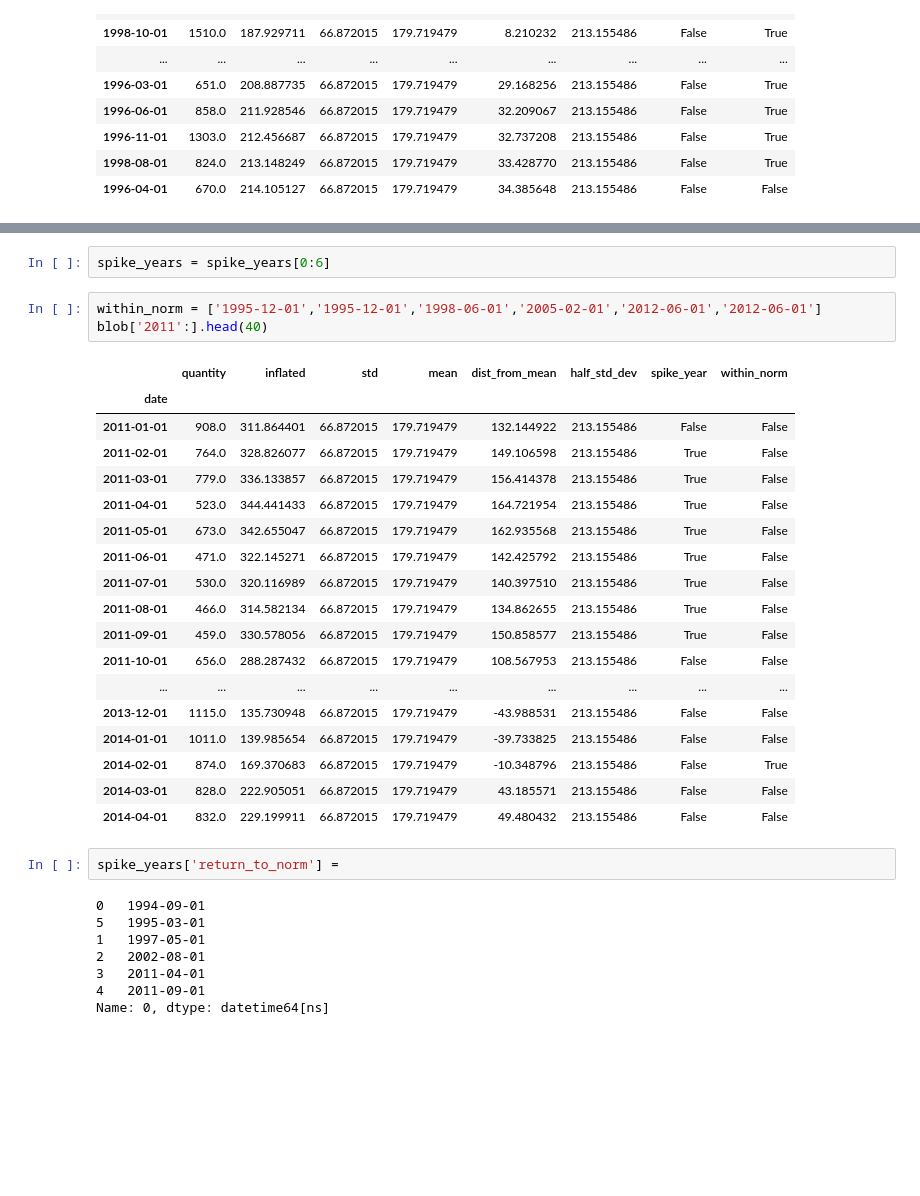
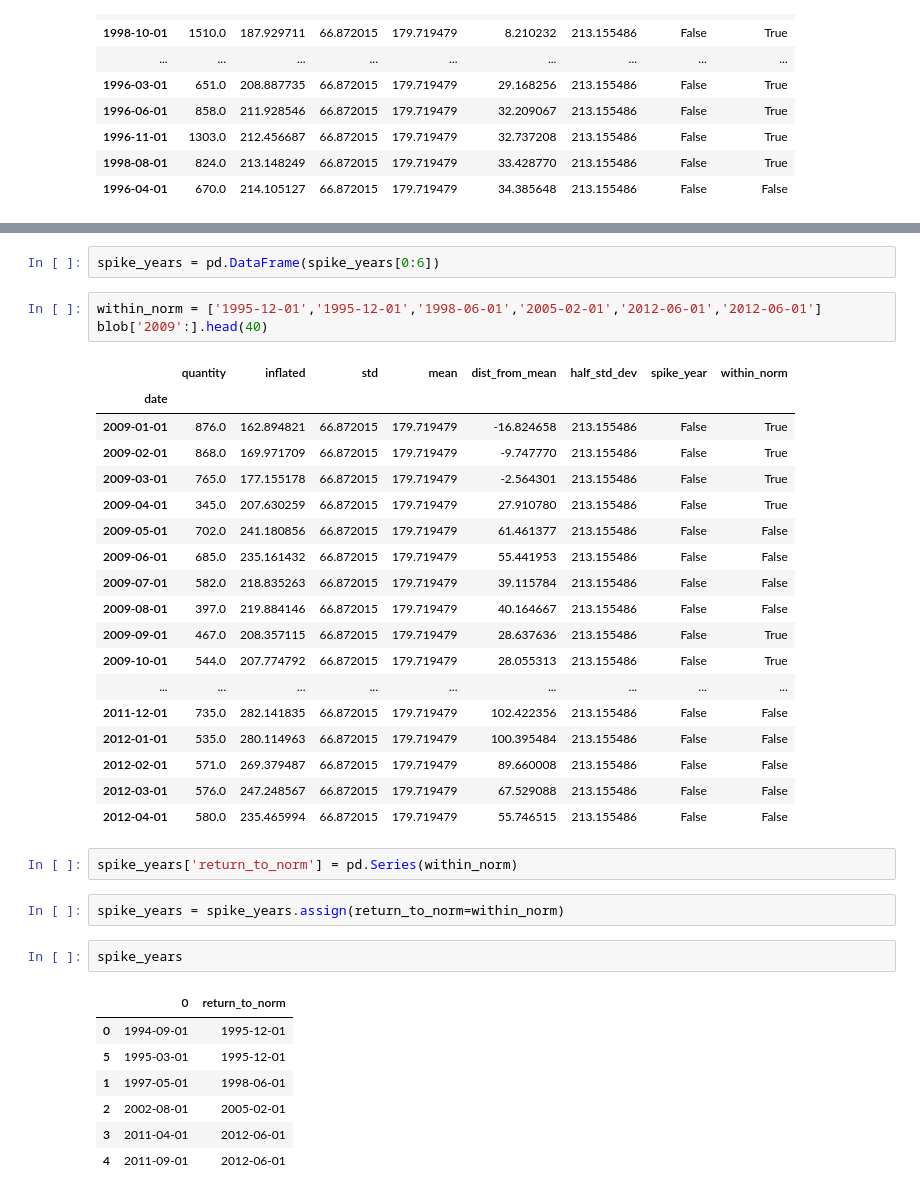
Before and after one commit to Data-Robusta/data-robusta, a Jupyter notebook: jeff_scratch.ipynb, the cells around one changed output, grey strips where cells are left out. Cells and saved outputs as stored; diff of their text form; blank space fills up the shorter version.

Commit message:
added qualitative data for 4 spike periods post 1994

```diff
--- a/jeff_scratch.ipynb
+++ b/jeff_scratch.ipynb
@@ -692,34 +649,38 @@ blob[blob.spike_year == True]
 # %%
-spike_years = spike_years[0:6]
+spike_years = pd.DataFrame(spike_years[0:6])
 # %%
 within_norm = ['1995-12-01','1995-12-01','1998-06-01','2005-02-01','2012-06-01','2012-06-01']
-blob['2011':].head(40)
+blob['2009':].head(40)
 # %% [output]
 |  | quantity | inflated | std | mean | dist_from_mean | half_std_dev | spike_year | within_norm |
 | date |  |  |  |  |  |  |  |  |
-| 2011-01-01 | 908.0 | 311.864401 | 66.872015 | 179.719479 | 132.144922 | 213.155486 | False | False |
-| 2011-02-01 | 764.0 | 328.826077 | 66.872015 | 179.719479 | 149.106598 | 213.155486 | True | False |
-| 2011-03-01 | 779.0 | 336.133857 | 66.872015 | 179.719479 | 156.414378 | 213.155486 | True | False |
-| 2011-04-01 | 523.0 | 344.441433 | 66.872015 | 179.719479 | 164.721954 | 213.155486 | True | False |
-| 2011-05-01 | 673.0 | 342.655047 | 66.872015 | 179.719479 | 162.935568 | 213.155486 | True | False |
-| 2011-06-01 | 471.0 | 322.145271 | 66.872015 | 179.719479 | 142.425792 | 213.155486 | True | False |
-| 2011-07-01 | 530.0 | 320.116989 | 66.872015 | 179.719479 | 140.397510 | 213.155486 | True | False |
-| 2011-08-01 | 466.0 | 314.582134 | 66.872015 | 179.719479 | 134.862655 | 213.155486 | True | False |
-| 2011-09-01 | 459.0 | 330.578056 | 66.872015 | 179.719479 | 150.858577 | 213.155486 | True | False |
-| 2011-10-01 | 656.0 | 288.287432 | 66.872015 | 179.719479 | 108.567953 | 213.155486 | False | False |
+| 2009-01-01 | 876.0 | 162.894821 | 66.872015 | 179.719479 | -16.824658 | 213.155486 | False | True |
+| 2009-02-01 | 868.0 | 169.971709 | 66.872015 | 179.719479 | -9.747770 | 213.155486 | False | True |
+| 2009-03-01 | 765.0 | 177.155178 | 66.872015 | 179.719479 | -2.564301 | 213.155486 | False | True |
+| 2009-04-01 | 345.0 | 207.630259 | 66.872015 | 179.719479 | 27.910780 | 213.155486 | False | True |
+| 2009-05-01 | 702.0 | 241.180856 | 66.872015 | 179.719479 | 61.461377 | 213.155486 | False | False |
+| 2009-06-01 | 685.0 | 235.161432 | 66.872015 | 179.719479 | 55.441953 | 213.155486 | False | False |
+| 2009-07-01 | 582.0 | 218.835263 | 66.872015 | 179.719479 | 39.115784 | 213.155486 | False | False |
+| 2009-08-01 | 397.0 | 219.884146 | 66.872015 | 179.719479 | 40.164667 | 213.155486 | False | False |
+| 2009-09-01 | 467.0 | 208.357115 | 66.872015 | 179.719479 | 28.637636 | 213.155486 | False | True |
+| 2009-10-01 | 544.0 | 207.774792 | 66.872015 | 179.719479 | 28.055313 | 213.155486 | False | True |
 | ... | ... | ... | ... | ... | ... | ... | ... | ... |
-| 2013-12-01 | 1115.0 | 135.730948 | 66.872015 | 179.719479 | -43.988531 | 213.155486 | False | False |
-| 2014-01-01 | 1011.0 | 139.985654 | 66.872015 | 179.719479 | -39.733825 | 213.155486 | False | False |
-| 2014-02-01 | 874.0 | 169.370683 | 66.872015 | 179.719479 | -10.348796 | 213.155486 | False | True |
-| 2014-03-01 | 828.0 | 222.905051 | 66.872015 | 179.719479 | 43.185571 | 213.155486 | False | False |
-| 2014-04-01 | 832.0 | 229.199911 | 66.872015 | 179.719479 | 49.480432 | 213.155486 | False | False |
+| 2011-12-01 | 735.0 | 282.141835 | 66.872015 | 179.719479 | 102.422356 | 213.155486 | False | False |
+| 2012-01-01 | 535.0 | 280.114963 | 66.872015 | 179.719479 | 100.395484 | 213.155486 | False | False |
+| 2012-02-01 | 571.0 | 269.379487 | 66.872015 | 179.719479 | 89.660008 | 213.155486 | False | False |
+| 2012-03-01 | 576.0 | 247.248567 | 66.872015 | 179.719479 | 67.529088 | 213.155486 | False | False |
+| 2012-04-01 | 580.0 | 235.465994 | 66.872015 | 179.719479 | 55.746515 | 213.155486 | False | False |
+# %%
+spike_years['return_to_norm'] = pd.Series(within_norm)
+# %%
+spike_years = spike_years.assign(return_to_norm=within_norm)
 # %%
-spike_years['return_to_norm'] =
+spike_years
 # %% [output]
-0   1994-09-01
-5   1995-03-01
-1   1997-05-01
-2   2002-08-01
-3   2011-04-01
-4   2011-09-01
-Name: 0, dtype: datetime64[ns]
+|  | 0 | return_to_norm |
+| 0 | 1994-09-01 | 1995-12-01 |
+| 5 | 1995-03-01 | 1995-12-01 |
+| 1 | 1997-05-01 | 1998-06-01 |
+| 2 | 2002-08-01 | 2005-02-01 |
+| 3 | 2011-04-01 | 2012-06-01 |
+| 4 | 2011-09-01 | 2012-06-01 |
```
Also changed, not shown: parts of 24 cells of this notebook, 1 other file.
